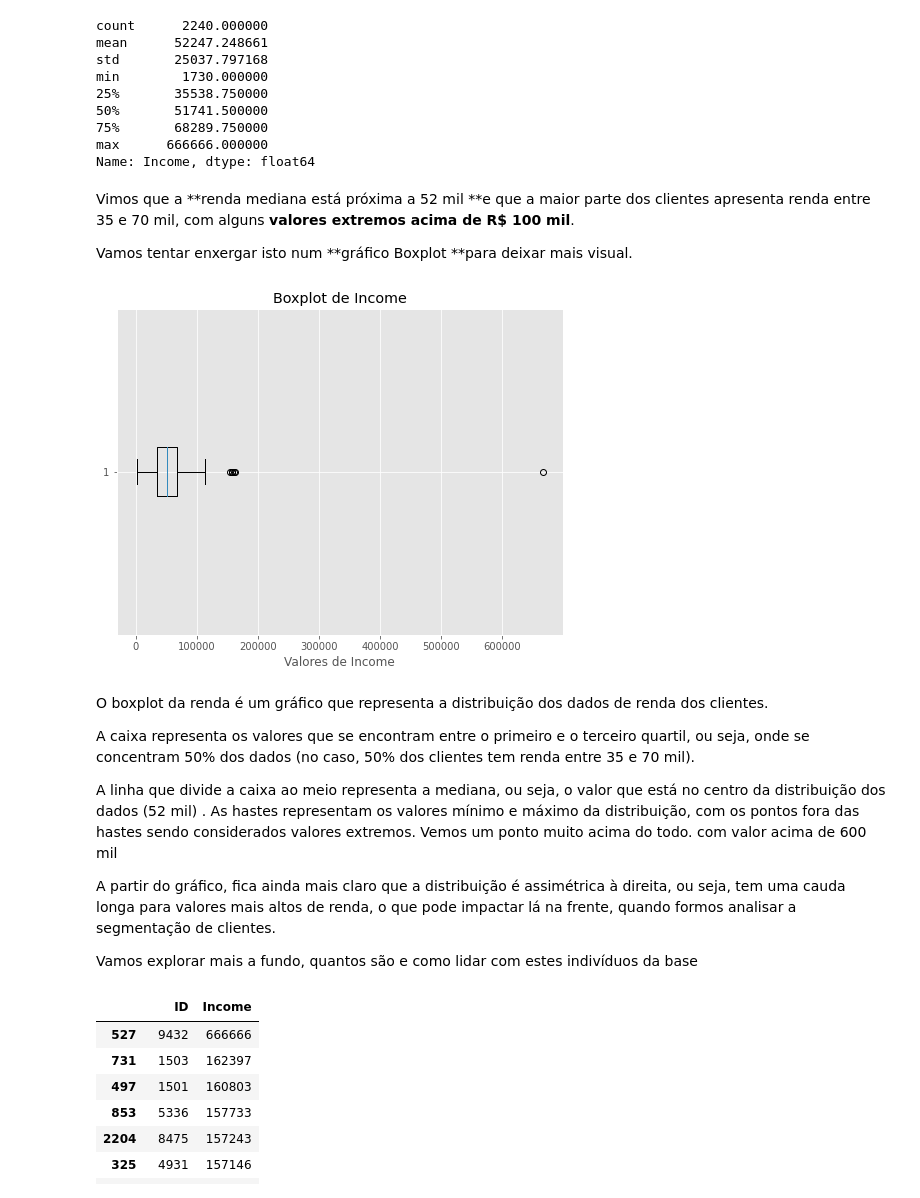
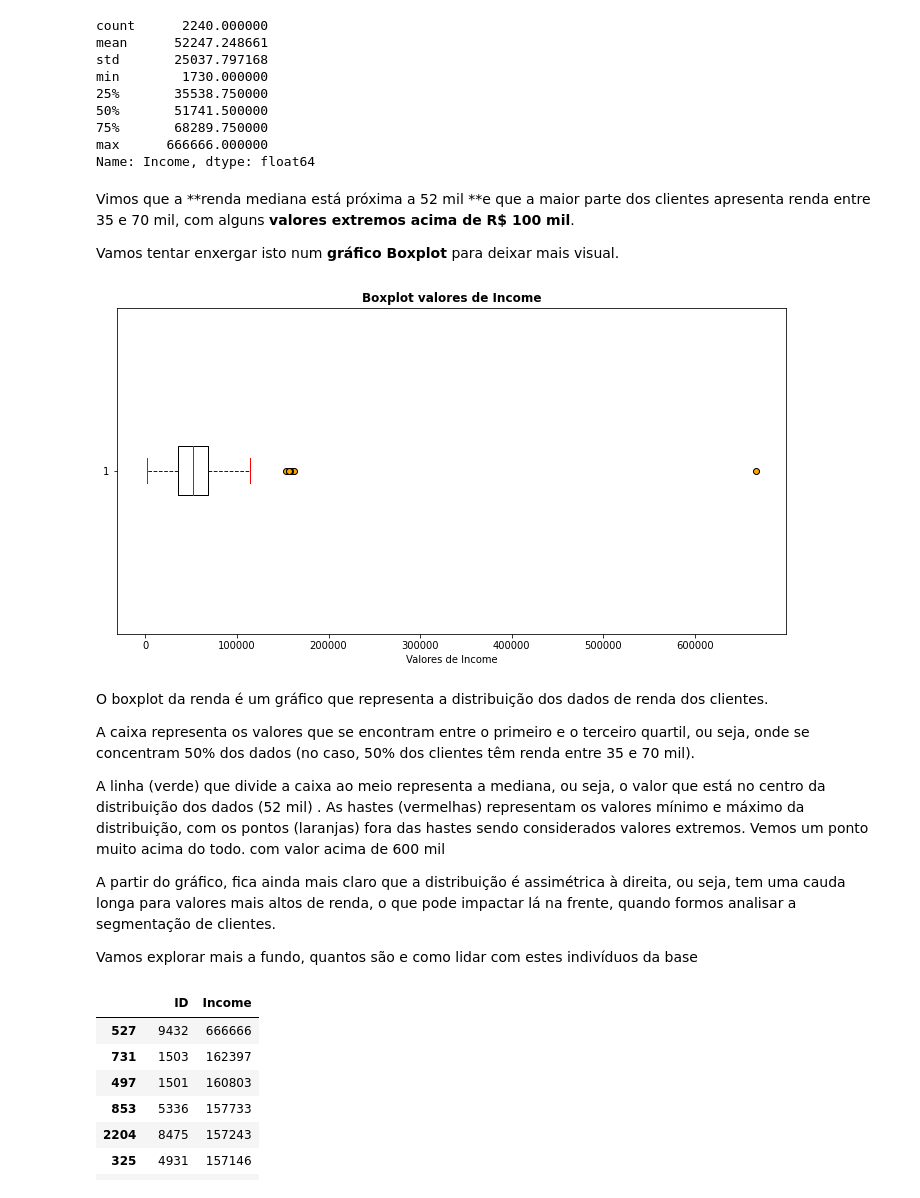
Before and after one commit to MarcioMot4/Maven-Marketing-Analysis-Custommer-Segmentation, a Jupyter notebook: Analise_Clientes_Maven_Marketing.ipynb, the cells around one changed output. Drawn from its saved outputs; the diff is of its cells as text; code cells hidden in the pictures.

Commit message:
Correção no label do gráfico boxplot

```diff
--- a/Analise_Clientes_Maven_Marketing.ipynb
+++ b/Analise_Clientes_Maven_Marketing.ipynb
@@ -70,3 +68,3 @@ import sqlite3
 # %%
 #carregando os dados
-base0 = pd.read_excel ("https://marciomm7.files.wordpress.com/2023/02/sales_rfm.xlsx")
+base0 = pd.read_excel ("/content/drive/MyDrive/Profissional/DataSci/Projetos/Maven_Marketing/sales_rfm.xlsx")
@@ -565,10 +574,11 @@ Index(['ID', 'Year_Birth', 'Education', 'Marital_Status', 'Income', 'Kidhome',
        'AcceptedCmp2', 'Response', 'Complain', 'Country'],
       dtype='object')
 # %%
-# Corrigindo tipos de dados => [category]
-cols = ['AcceptedCmp3', 'AcceptedCmp4', 'AcceptedCmp5', 'AcceptedCmp1', 'AcceptedCmp2', 'Response', 'Complain']
+# Corrigindo tipos de dados => [Boolean]
+cols = ['AcceptedCmp3', 'AcceptedCmp4', 'AcceptedCmp5', 'AcceptedCmp1',
+       'AcceptedCmp2', 'Response', 'Complain']
 for col in cols:
-    base_1_clean[col] = base_1_clean[col].astype('category')
+    base_1_clean[col] = base_1_clean[col].astype('bool')
 
 # Corrigindo tipos de dados => [datetime]
 base_1_clean['Year_Birth'] = pd.to_datetime(base_1_clean['Year_Birth'], format = "%Y")
@@ -629,21 +639,24 @@ Name: Income, dtype: float64
 # %% [markdown]
 Vimos que a **renda mediana está próxima a 52 mil **e que a maior parte dos clientes apresenta renda entre 35 e 70 mil, com alguns **valores extremos acima de R$ 100 mil**.
 
-Vamos tentar enxergar isto num **gráfico Boxplot **para deixar mais visual.
+Vamos tentar enxergar isto num **gráfico Boxplot** para deixar mais visual.
 # %%
-plt.figure(figsize=(8,6))
-plt.boxplot(base_1_clean['Income'], vert=False)
-plt.title('Boxplot de Income')
+plt.figure(figsize=(12,6))
+plt.boxplot(base_1_clean['Income'], vert=False, boxprops=dict(color='black'),
+            whiskerprops=dict(color='blue', linestyle='--'), capprops=dict(color='red'),
+            medianprops=dict(color='green'), flierprops=dict(markerfacecolor='orange'))
+plt.title('Boxplot valores de Income', color = 'black', weight = 'bold')
 plt.xlabel('Valores de Income')
+plt.gca().set_facecolor('white')
 plt.show()
 # %% [output]
-[figure, old version]
+[figure, new version]
 # %% [markdown]
 O boxplot da renda é um gráfico que representa a distribuição dos dados de renda dos clientes.
 
-A caixa representa os valores que se encontram entre o primeiro e o terceiro quartil, ou seja, onde se concentram 50% dos dados (no caso, 50% dos clientes tem renda entre 35 e 70 mil).
+A caixa representa os valores que se encontram entre o primeiro e o terceiro quartil, ou seja, onde se concentram 50% dos dados (no caso, 50% dos clientes têm renda entre 35 e 70 mil).
 
-A linha que divide a caixa ao meio representa a mediana, ou seja, o valor que está no centro da distribuição dos dados (52 mil) . As hastes representam os valores mínimo e máximo da distribuição, com os pontos fora das hastes sendo considerados valores extremos. Vemos um ponto muito acima do todo. com valor acima de 600 mil
+A linha (verde) que divide a caixa ao meio representa a mediana, ou seja, o valor que está no centro da distribuição dos dados (52 mil) . As hastes (vermelhas) representam os valores mínimo e máximo da distribuição, com os pontos (laranjas) fora das hastes sendo considerados valores extremos. Vemos um ponto muito acima do todo. com valor acima de 600 mil
 
 A partir do gráfico, fica ainda mais claro que a distribuição é assimétrica à direita, ou seja, tem uma cauda longa para valores mais altos de renda, o que pode impactar lá na frente, quando formos analisar a segmentação de clientes.
 
```
Also changed, not shown: parts of 94 cells of this notebook.
